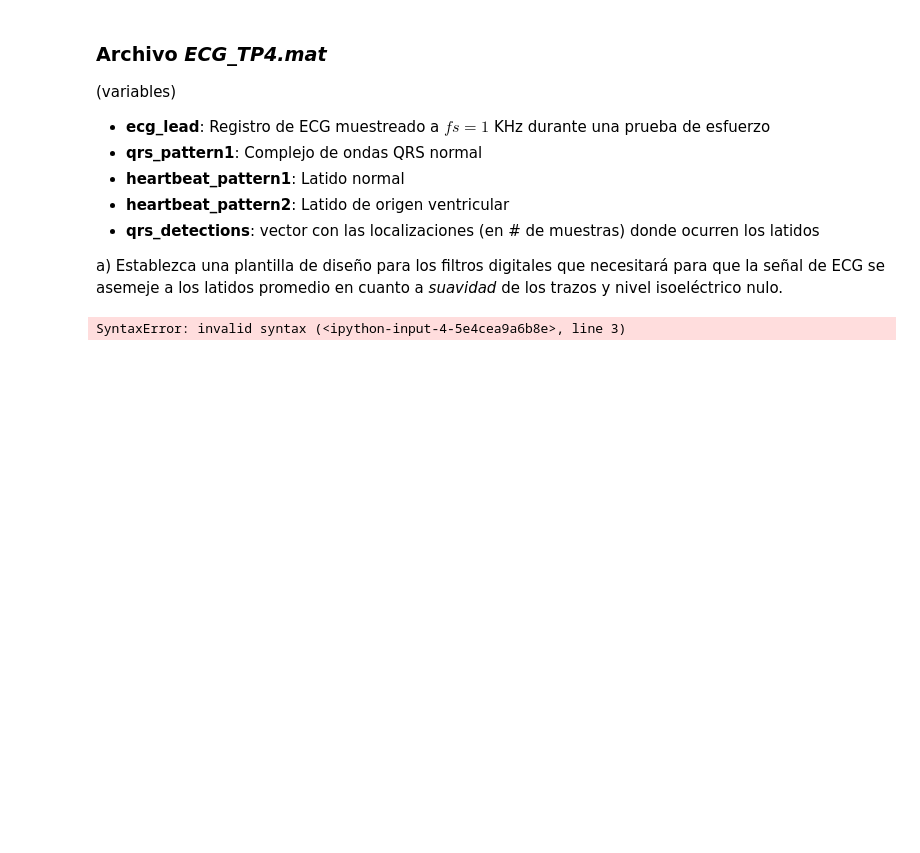
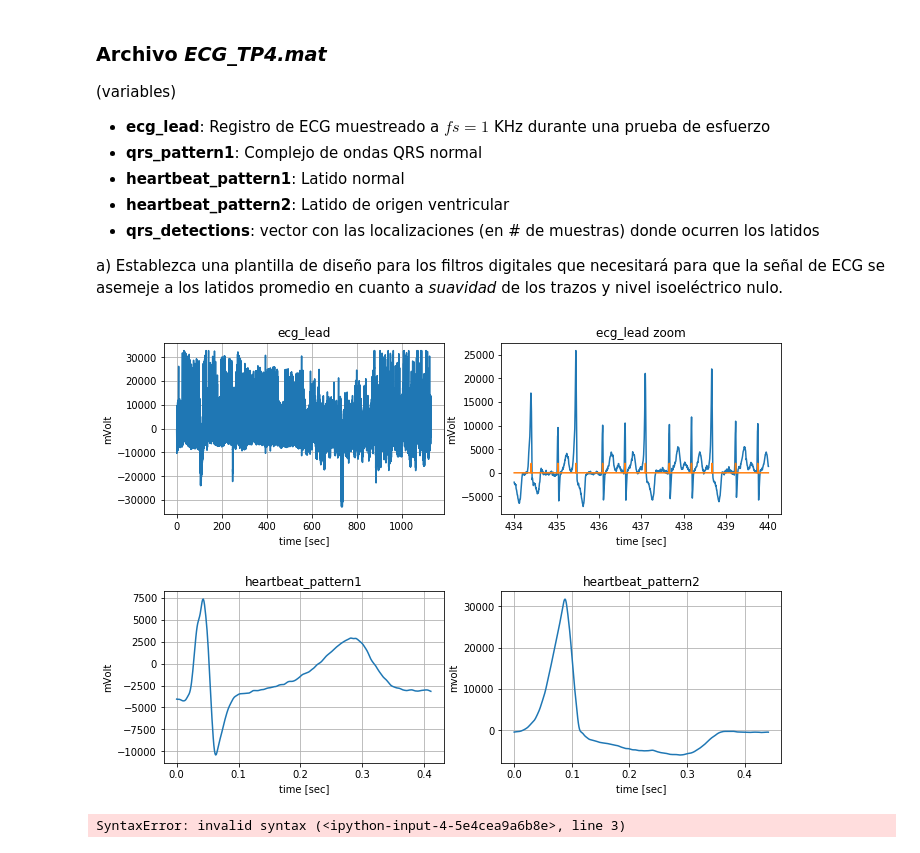
Before and after one commit to pslavkin/mse_15psf, a Jupyter notebook: tp2/TP2 - Filtrado.ipynb, the cells around one changed output. Drawn from its saved outputs; the diff is of its cells as text; code cells hidden in the pictures; blank space fills up the shorter version.

Commit message:
armo modulo filter y mejoro la visualozacion
armo filter.py como para ir metiendo todo lo que vaya agregando, y
ademas mejoro la visualizacion con un zoom

```diff
--- a/tp2/TP2 - Filtrado.ipynb
+++ b/tp2/TP2 - Filtrado.ipynb
@@ -180,6 +183,47 @@ pl.plot_show()
  - **qrs_detections**: vector con las localizaciones (en # de muestras) donde ocurren los latidos
 
 a) Establezca una plantilla de diseño para los filtros digitales que necesitará para que la señal de ECG se asemeje a los latidos promedio en cuanto a *suavidad* de los trazos y nivel isoeléctrico nulo.
+# %%
+import  matplotlib.pyplot as plt
+import  numpy as np
+from    plotter import *
+from    signal_generator import *
+from    scipy import signal as sig
+import  zplane as zp
+import  scipy.io
+import  filter
+
+float_formatter = lambda x: f"{x:.2f}"
+np.set_printoptions(formatter={'float_kind':float_formatter})
+
+pl = plotter_class ( 2,2 )
+
+
+mat                = scipy.io.loadmat('file.mat')
+ecg_lead           = mat['ecg_lead']
+qrs_pattern1       = mat['qrs_pattern1']
+heartbeat_pattern1 = mat['heartbeat_pattern1']
+heartbeat_pattern2 = mat['heartbeat_pattern2']
+qrs_detections     = mat['qrs_detections']
+
+t=np.linspace  ( 0,ecg_lead.size,ecg_lead.size)
+pl.plot_signal ( 1,t/1000 ,ecg_lead   ,'ecg_lead' ,'time [sec]' ,'mVolt'  ,trace='-' )
+
+t=np.linspace  ( 0,ecg_lead.size,ecg_lead.size)
+pl.plot_signal ( 2,t/1000 ,ecg_lead   ,'' ,'time [sec]' ,'mVolt'  ,trace='-', center=437000, zoom=3000)
+
+t=np.linspace  ( 0,ecg_lead.size,ecg_lead.size)
+pl.plot_signal ( 2 ,t/1000 , filter.qrs2ecg(qrs_detections,ecg_lead)  ,'ecg_lead zoom' ,'time [sec]' ,'mVolt'  ,trace='-', center= 437000,zoom= 3000 )
+
+t=np.linspace  ( 0,heartbeat_pattern1.size,heartbeat_pattern1.size)
+pl.plot_signal ( 3 ,t/1000 ,heartbeat_pattern1   ,'heartbeat_pattern1' ,'time [sec]' ,'mVolt'  ,trace='-' )
+
+t=np.linspace  ( 0,heartbeat_pattern2.size,heartbeat_pattern2.size)
+pl.plot_signal ( 4 ,t/1000 ,heartbeat_pattern2   ,'heartbeat_pattern2' ,'time [sec]' ,'mvolt'  ,trace='-' )
+
+pl.plot_show()
+# %% [output]
+[figure, added]
 # %%
 # Defina la plantilla del filtro
 
```
Also changed, not shown: parts of 2 cells of this notebook, 4 other files.
